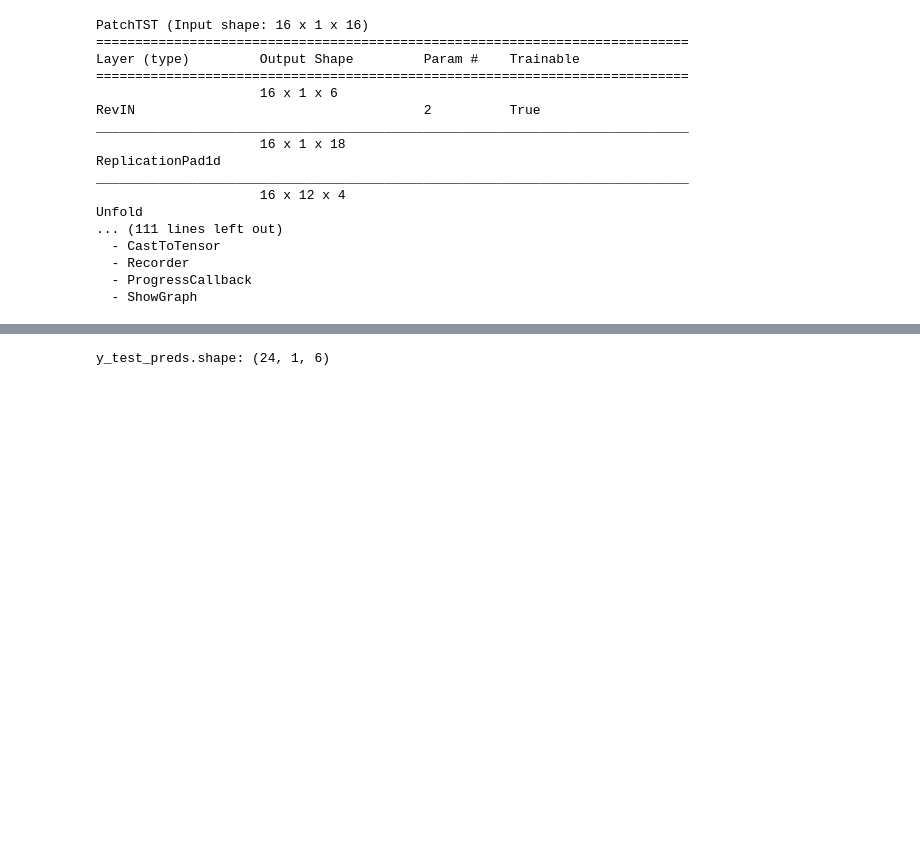
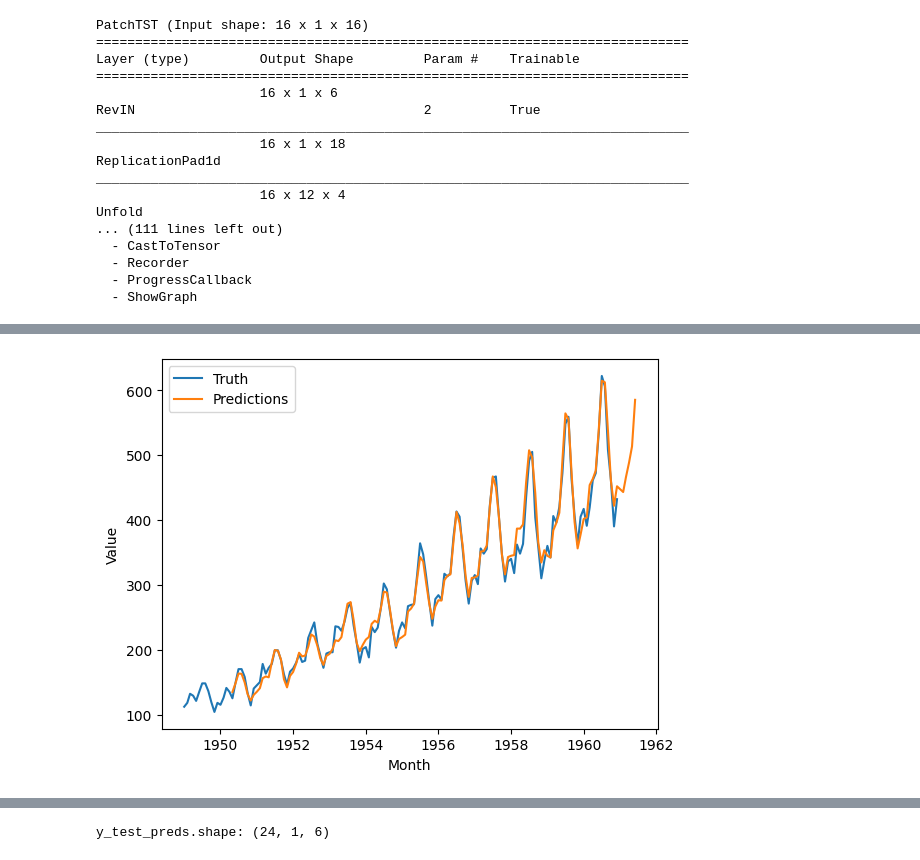
Before and after one commit to ginofft/TimeSeriesAnalysis, a Jupyter notebook: playground.ipynb, the cells around one changed output, grey strips where cells are left out. Cells and saved outputs as stored; diff of their text form; code cells hidden in the pictures; blank space fills up the shorter version.

```diff
--- a/playground.ipynb
+++ b/playground.ipynb
@@ -428,0 +392,45 @@ Final memory usage  : 1.53 KB    (-35.5%)
+# %%
+learn = load_learner(modelPath)
+df = df_raw.copy()
+df = learn.transform(df)
+
+old_X, _ = prepare_forecasting_data(df, fcst_history=lookbackWindow, fcst_horizon=forecastWindow,
+                                x_vars=input_field, y_vars=output_field)
+old_preds, *_ = learn.get_X_preds(old_X)
+old_preds = torch.cat((old_preds[:-1, :,0], old_preds[-1,:,:].T), dim=0)
+
+lastlookbackWindow, _ = prepare_forecasting_data(df[-lookbackWindow:], fcst_history=lookbackWindow, fcst_horizon=0,
+                                                x_vars=input_field, y_vars=output_field)
+
+new_pred, *_ = learn.get_X_preds(lastlookbackWindow)
+new_pred = torch.swapaxes(new_pred.squeeze(0), 0, 1)
+preds = torch.concat((old_preds, new_pred))
+
+dates = pd.date_range(start=df.loc[lookbackWindow, datetime_col],
+                periods = len(df.loc[lookbackWindow:]) + forecastWindow,
+                freq=freq)
+preds_df = pd.DataFrame(dates, columns=['Month'])
+
+preds_df.loc[:, output_field] = preds
+
+learn.pipelines[1].inverse_transform(df)
+learn.pipelines[1].inverse_transform(preds_df)
+
+new_columns = [col + '_pred' if col in output_field else col for col in preds_df.columns]
+
+preds_df = preds_df.rename(columns=dict(zip(df.columns, new_columns)))
+# %%
+merged_df = pd.merge(df, preds_df, on='Month', how='outer')
+# %%
+import matplotlib.pyplot as plt
+
+plt.plot(merged_df['Month'], merged_df['passengers_in_thousands'], label = 'Truth')
+plt.plot(merged_df['Month'], merged_df['passengers_in_thousands_pred'], label = 'Predictions')
+
+plt.xlabel('Month')
+plt.ylabel('Value')
+
+plt.legend()
+plt.show()
+# %% [output]
+[figure, added]
```
Also changed, not shown: parts of 23 cells of this notebook, 2 other files.
